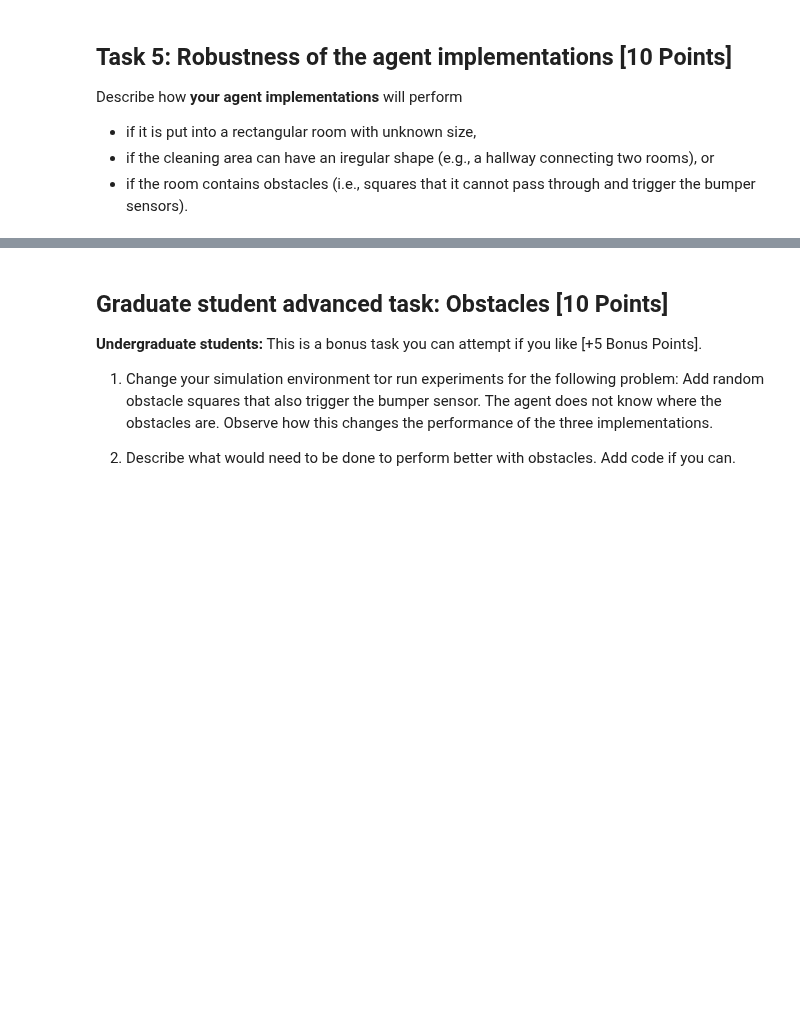
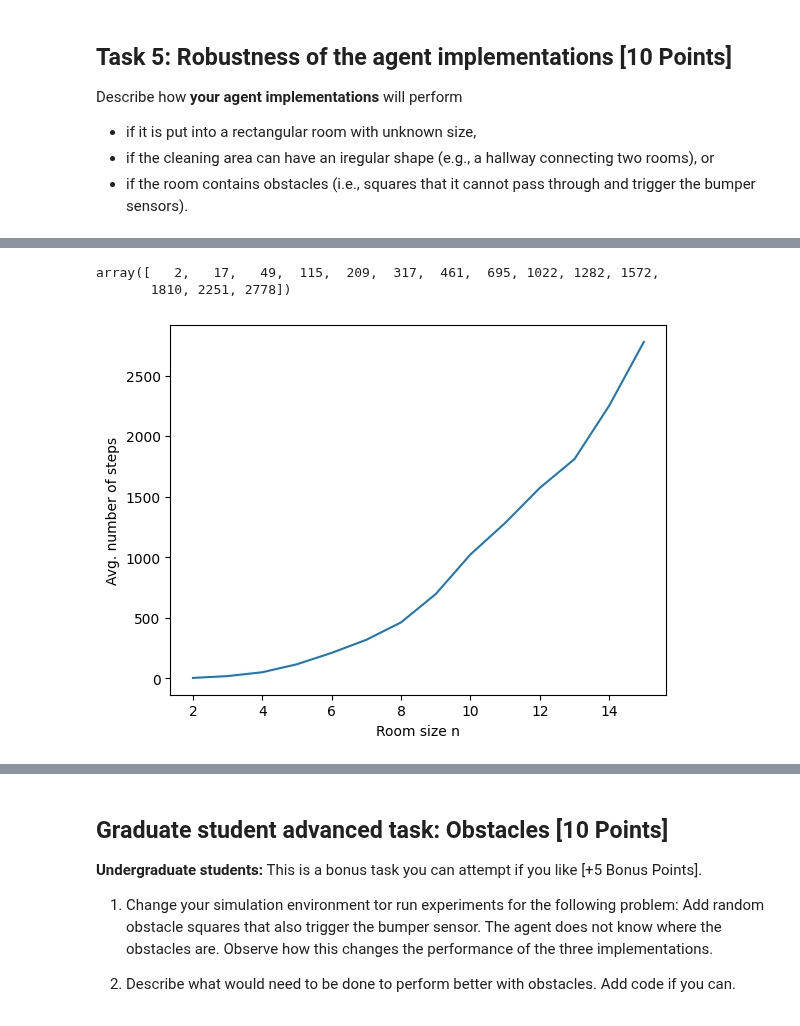
Before and after one commit to mhahsler/CS7320-AI, a Jupyter notebook: Agents/robot_vacuum.ipynb, the cells around one changed output, grey strips where cells are left out. Drawn from its saved outputs; the diff is of its cells as text; code cells hidden in the pictures; blank space fills up the shorter version.

```diff
--- a/Agents/robot_vacuum.ipynb
+++ b/Agents/robot_vacuum.ipynb
@@ -346,0 +739,19 @@ Describe how **your agent implementations** will perform
+# %%
+np.random.seed(1234)
+
+ns = [2, 3, 4, 5, 6, 7, 8, 9, 10, 11, 12, 13, 14, 15]
+steps = np.repeat(0, len(ns))
+for i in range(len(ns)):
+    steps[i] = np.mean(sim_runs(ns[i], simple_reflex_agent))
+
+steps
+# %% [output]
+array([   2,   17,   49,  115,  209,  317,  461,  695, 1022, 1282, 1572,
+       1810, 2251, 2778])
+# %%
+plt.plot(ns, steps)
+plt.xlabel("Room size n")
+plt.ylabel("Avg. number of steps")
+plt.show()
+# %% [output]
+[figure, added]
```
Also changed, not shown: parts of 39 cells of this notebook.
